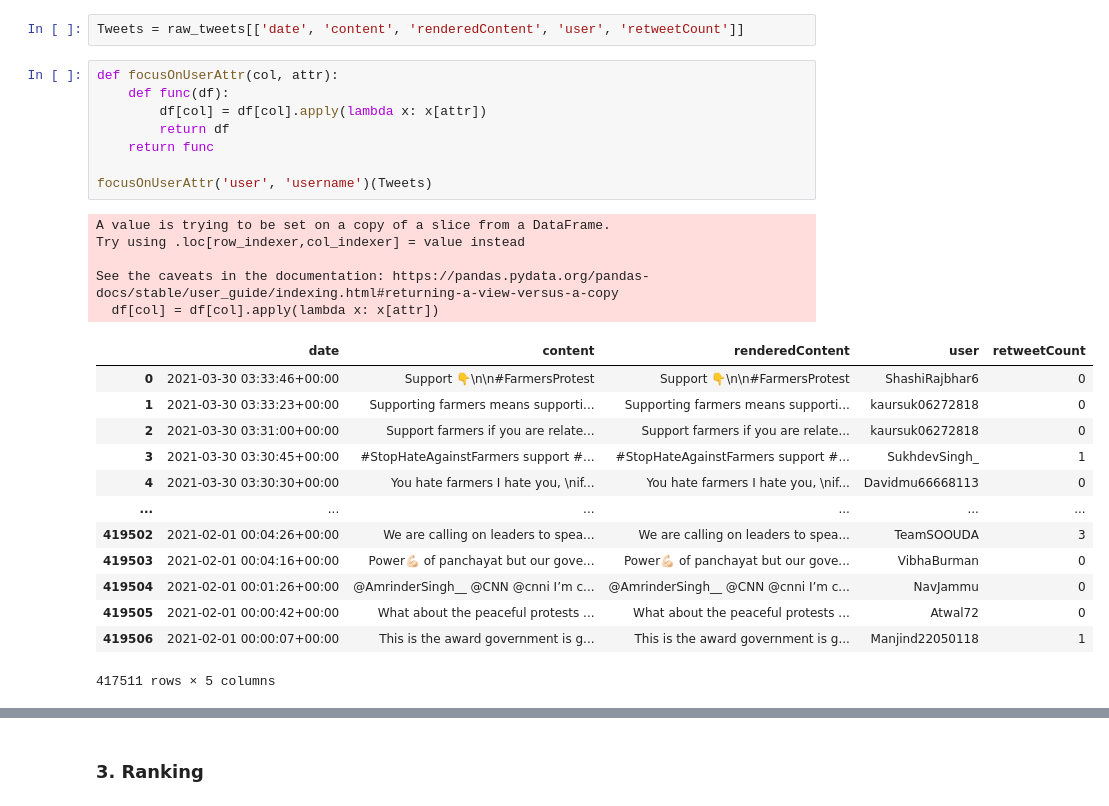
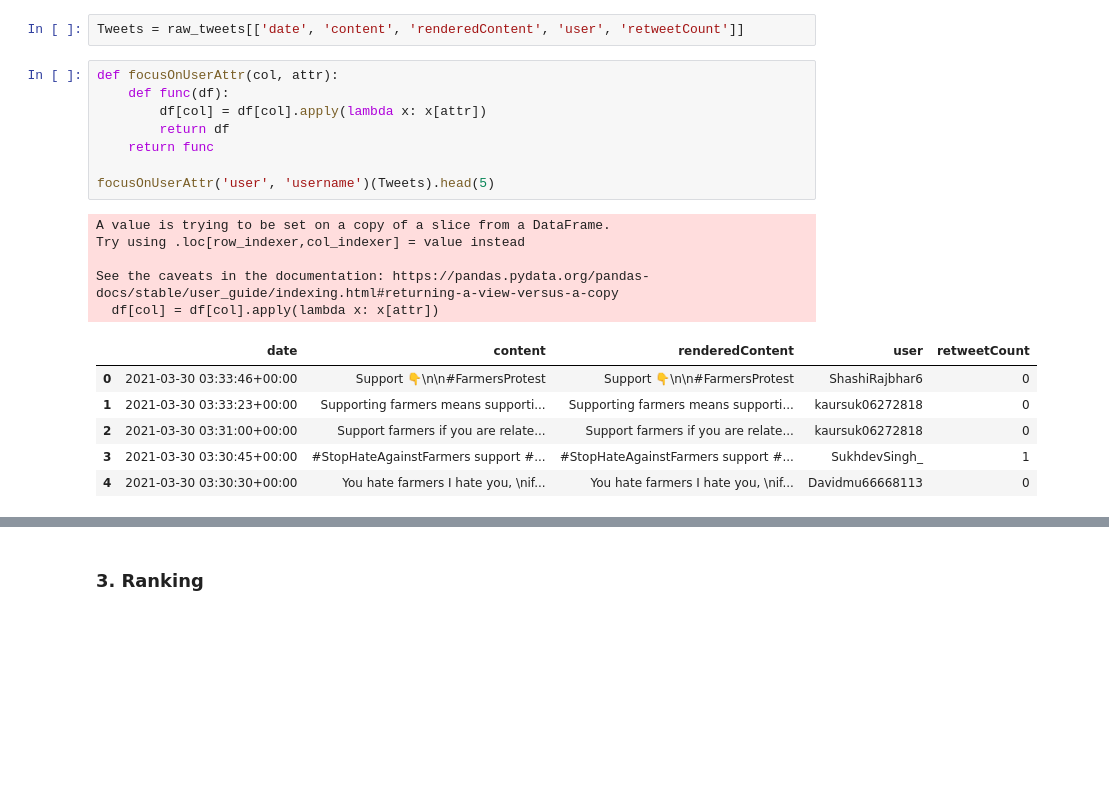
Before and after one commit to agustin-rios/lector-obj-tweets, a Jupyter notebook: src/book.ipynb, the cells around one changed output, grey strips where cells are left out. Saved outputs shown, nothing was run; the diff lists cells and outputs as text; blank space fills up the shorter version.

```diff
--- a/src/book.ipynb
+++ b/src/book.ipynb
@@ -46,30 +46,23 @@ Tweets = raw_tweets[['date', 'content', 'renderedContent', 'user', 'retweetCount
 # %%
 def focusOnUserAttr(col, attr):
     def func(df):
         df[col] = df[col].apply(lambda x: x[attr])
         return df
     return func
 
-focusOnUserAttr('user', 'username')(Tweets)
+focusOnUserAttr('user', 'username')(Tweets).head(5)
 # %% [output]
 A value is trying to be set on a copy of a slice from a DataFrame.
 Try using .loc[row_indexer,col_indexer] = value instead
 
 See the caveats in the documentation: https://pandas.pydata.org/pandas-docs/stable/user_guide/indexing.html#returning-a-view-versus-a-copy
   df[col] = df[col].apply(lambda x: x[attr])
 |  | date | content | renderedContent | user | retweetCount |
 | 0 | 2021-03-30 03:33:46+00:00 | Support 👇\n\n#FarmersProtest | Support 👇\n\n#FarmersProtest | ShashiRajbhar6 | 0 |
 | 1 | 2021-03-30 03:33:23+00:00 | Supporting farmers means supporti... | Supporting farmers means supporti... | kaursuk06272818 | 0 |
 | 2 | 2021-03-30 03:31:00+00:00 | Support farmers if you are relate... | Support farmers if you are relate... | kaursuk06272818 | 0 |
 | 3 | 2021-03-30 03:30:45+00:00 | #StopHateAgainstFarmers support #... | #StopHateAgainstFarmers support #... | SukhdevSingh_ | 1 |
 | 4 | 2021-03-30 03:30:30+00:00 | You hate farmers I hate you, \nif... | You hate farmers I hate you, \nif... | Davidmu66668113 | 0 |
-| ... | ... | ... | ... | ... | ... |
-| 419502 | 2021-02-01 00:04:26+00:00 | We are calling on leaders to spea... | We are calling on leaders to spea... | TeamSOOUDA | 3 |
-| 419503 | 2021-02-01 00:04:16+00:00 | Power💪🏻 of panchayat but our gove... | Power💪🏻 of panchayat but our gove... | VibhaBurman | 0 |
-| 419504 | 2021-02-01 00:01:26+00:00 | @AmrinderSingh__ @CNN @cnni I’m c... | @AmrinderSingh__ @CNN @cnni I’m c... | NavJammu | 0 |
-| 419505 | 2021-02-01 00:00:42+00:00 | What about the peaceful protests ... | What about the peaceful protests ... | Atwal72 | 0 |
-| 419506 | 2021-02-01 00:00:07+00:00 | This is the award government is g... | This is the award government is g... | Manjind22050118 | 1 |
-417511 rows × 5 columns
 # %%
 def normalizeDate(df):
     df['date'] = df['date'].apply(lambda x: x.date())
```
Also changed, not shown: parts of 21 cells of this notebook.
